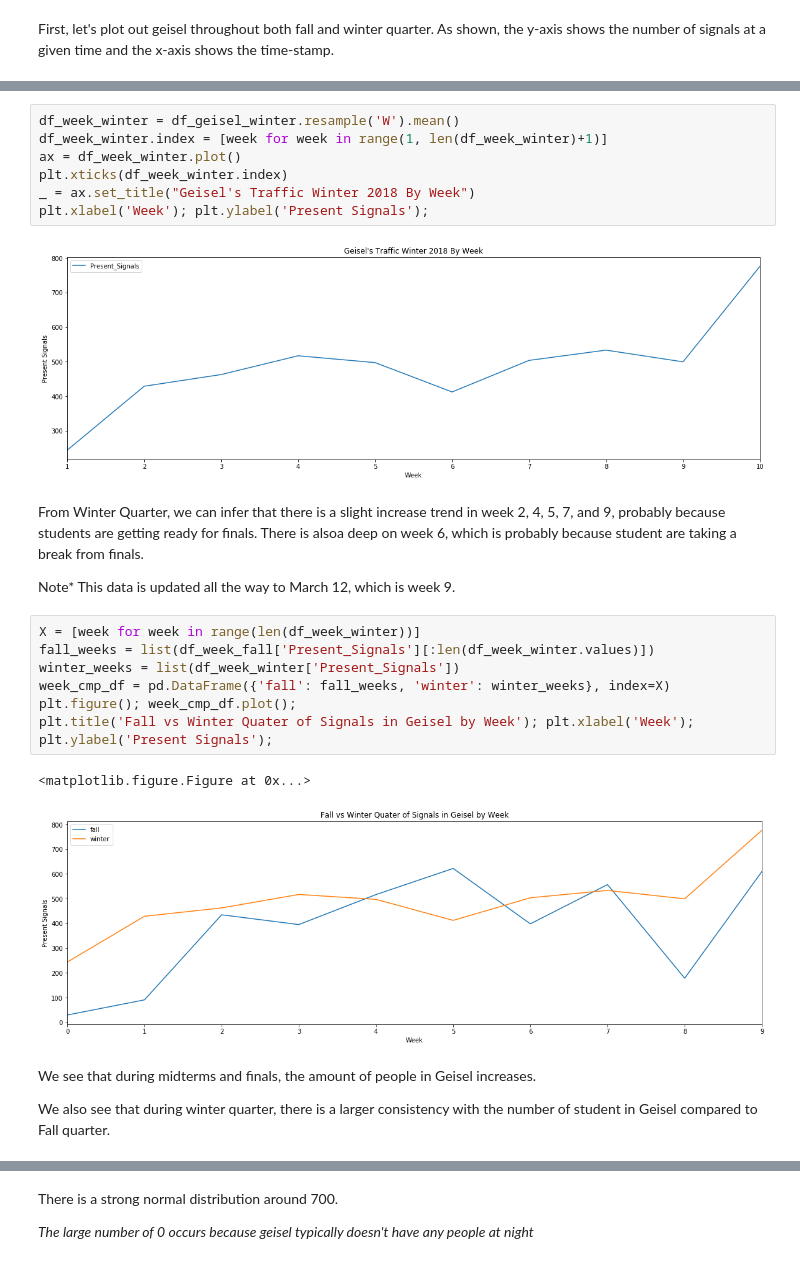
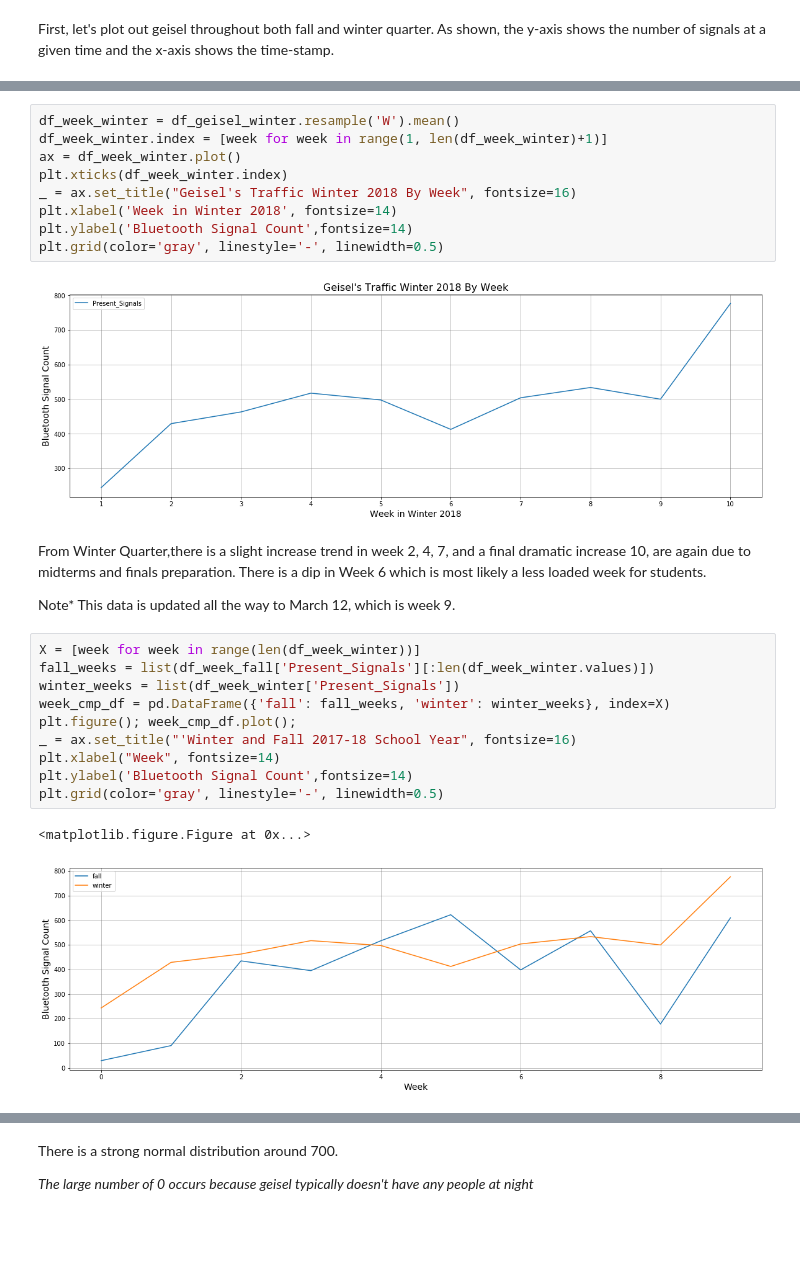
Before and after one commit to kelvinluime/Pr_059, a Jupyter notebook: FinalProject.ipynb, the cells around one changed output, grey strips where cells are left out. Drawn from its saved outputs; the diff is of its cells as text; blank space fills up the shorter version.

```diff
--- a/FinalProject.ipynb
+++ b/FinalProject.ipynb
@@ -975,25 +874,26 @@ df_week_winter = df_geisel_winter.resample('W').mean()
 df_week_winter.index = [week for week in range(1, len(df_week_winter)+1)]
 ax = df_week_winter.plot()
 plt.xticks(df_week_winter.index)
-_ = ax.set_title("Geisel's Traffic Winter 2018 By Week")
-plt.xlabel('Week'); plt.ylabel('Present Signals');
+_ = ax.set_title("Geisel's Traffic Winter 2018 By Week", fontsize=16)
+plt.xlabel('Week in Winter 2018', fontsize=14)
+plt.ylabel('Bluetooth Signal Count',fontsize=14)
+plt.grid(color='gray', linestyle='-', linewidth=0.5)
 # %% [output]
-[figure, old version]
+[figure, new version]
 # %% [markdown]
-From Winter Quarter, we can infer that there is a slight increase trend in week 2, 4, 5, 7, and 9, probably because students are getting ready for finals. There is alsoa  deep on week 6, which is probably because student are taking a break from finals.
+From Winter Quarter,there is a slight increase trend in week 2, 4, 7, and a final dramatic increase 10, are again due to midterms and finals preparation. There is a dip in Week 6 which is most likely a less loaded week for students.
 
 Note* This data is updated all the way to March 12, which is week 9.
 # %%
 X = [week for week in range(len(df_week_winter))]
 fall_weeks = list(df_week_fall['Present_Signals'][:len(df_week_winter.values)])
 winter_weeks = list(df_week_winter['Present_Signals'])
 week_cmp_df = pd.DataFrame({'fall': fall_weeks, 'winter': winter_weeks}, index=X)
 plt.figure(); week_cmp_df.plot();
-plt.title('Fall vs Winter Quater of Signals in Geisel by Week'); plt.xlabel('Week'); plt.ylabel('Present Signals');
+_ = ax.set_title("'Winter and Fall 2017-18 School Year", fontsize=16)
+plt.xlabel("Week", fontsize=14)
+plt.ylabel('Bluetooth Signal Count',fontsize=14)
+plt.grid(color='gray', linestyle='-', linewidth=0.5)
 # %% [output]
 <matplotlib.figure.Figure at 0x...>
-[figure, old version]
+[figure, new version]
-# %% [markdown]
-We see that during midterms and finals, the amount of people in Geisel increases.
-
-We also see that during winter quarter, there is a larger consistency with the number of student in Geisel compared to Fall quarter.
```
Also changed, not shown: parts of 44 cells of this notebook, 1 other file.
